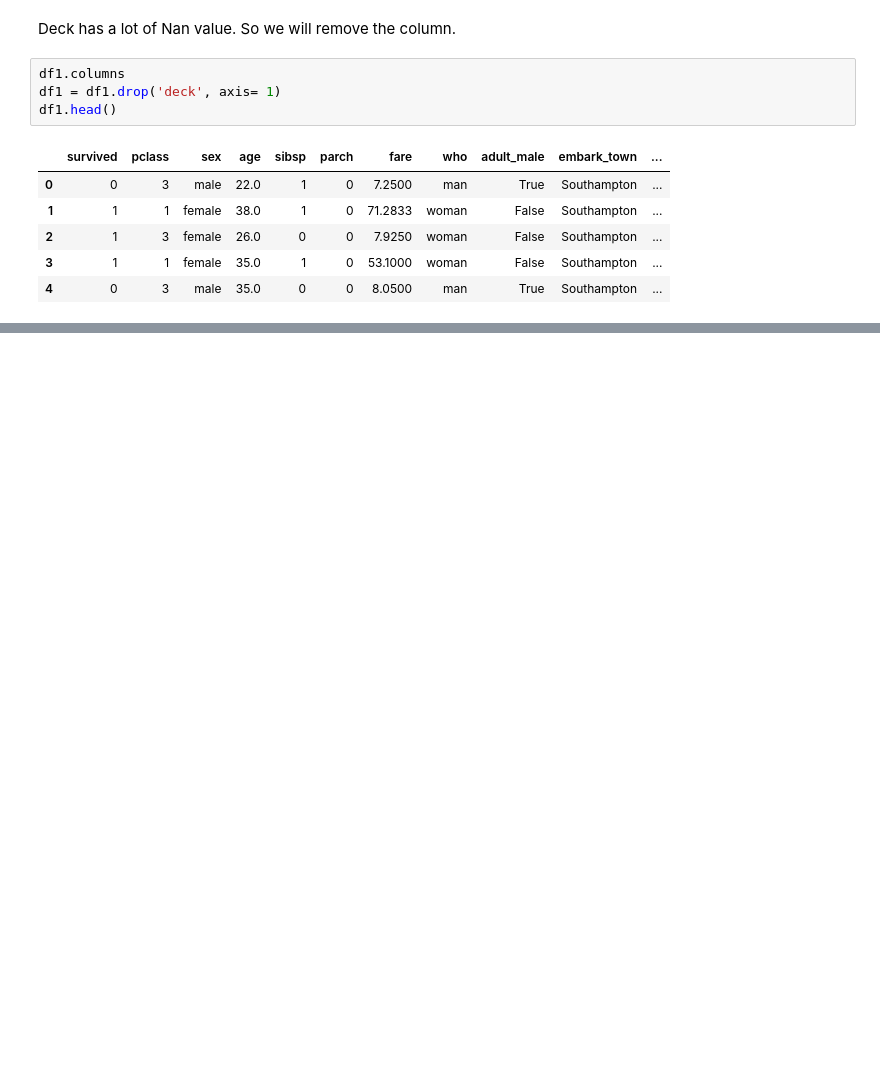
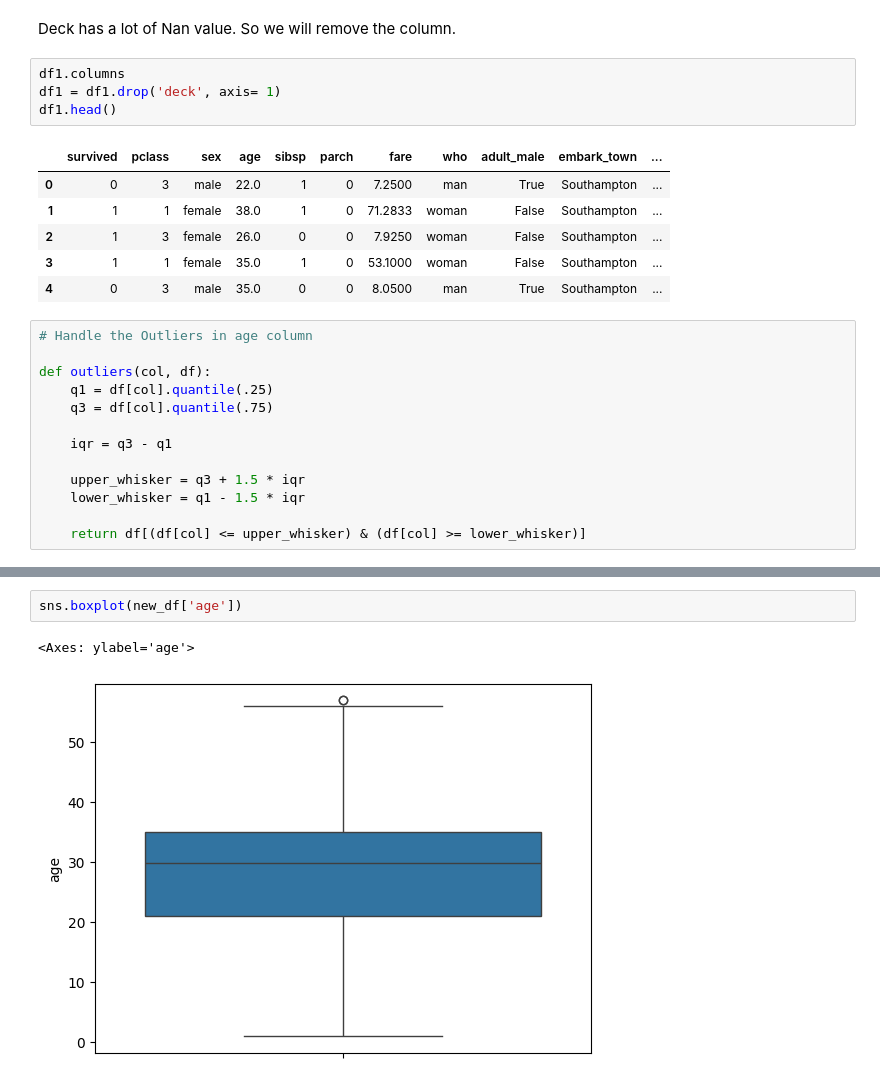
Before and after one commit to Bikram213/titanic_dataset_EDA, a Jupyter notebook: titanic_dataset_EDA.ipynb, the cells around one changed output, grey strips where cells are left out. Cells and saved outputs as stored; diff of their text form; blank space fills up the shorter version.

```diff
--- a/titanic_dataset_EDA.ipynb
+++ b/titanic_dataset_EDA.ipynb
@@ -458,3 +461,16 @@ df1.head()
 | 2 | 1 | 3 | female | 26.0 | 0 | 0 | 7.9250 | woman | False | Southampton | ... |
 | 3 | 1 | 1 | female | 35.0 | 1 | 0 | 53.1000 | woman | False | Southampton | ... |
 | 4 | 0 | 3 | male | 35.0 | 0 | 0 | 8.0500 | man | True | Southampton | ... |
+# %%
+# Handle the Outliers in age column
+
+def outliers(col, df):
+    q1 = df[col].quantile(.25)
+    q3 = df[col].quantile(.75)
+
+    iqr = q3 - q1
+
+    upper_whisker = q3 + 1.5 * iqr
+    lower_whisker = q1 - 1.5 * iqr
+
+    return df[(df[col] <= upper_whisker) & (df[col] >= lower_whisker)]
@@ -460,0 +487,5 @@ df1.head()
+# %%
+sns.boxplot(new_df['age'])
+# %% [output]
+<Axes: ylabel='age'>
+[figure, added]
```
Also changed, not shown: parts of 4 cells of this notebook.
